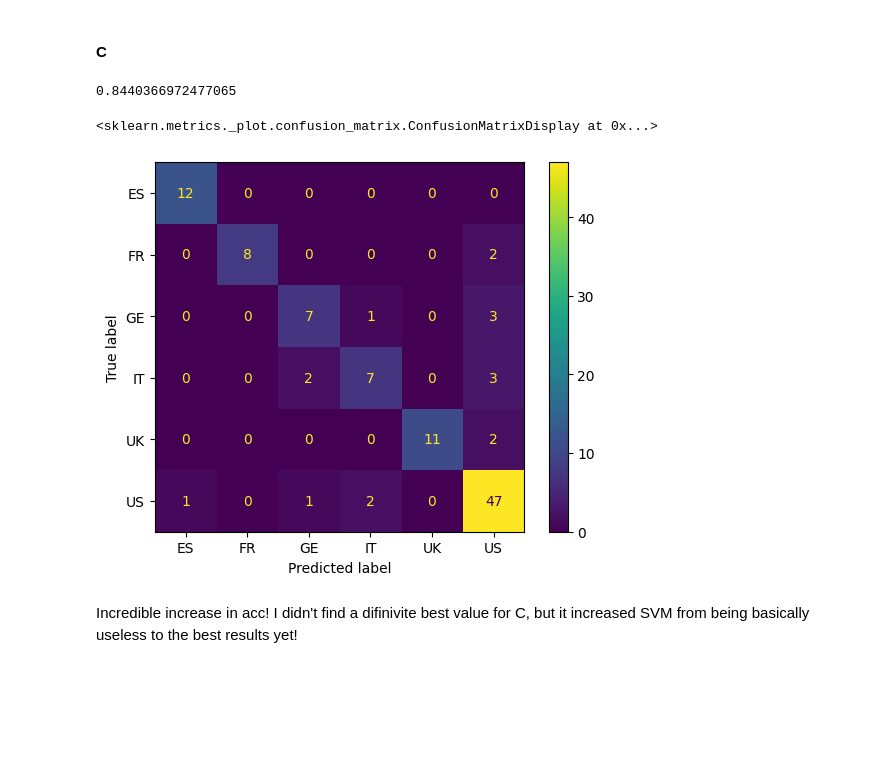
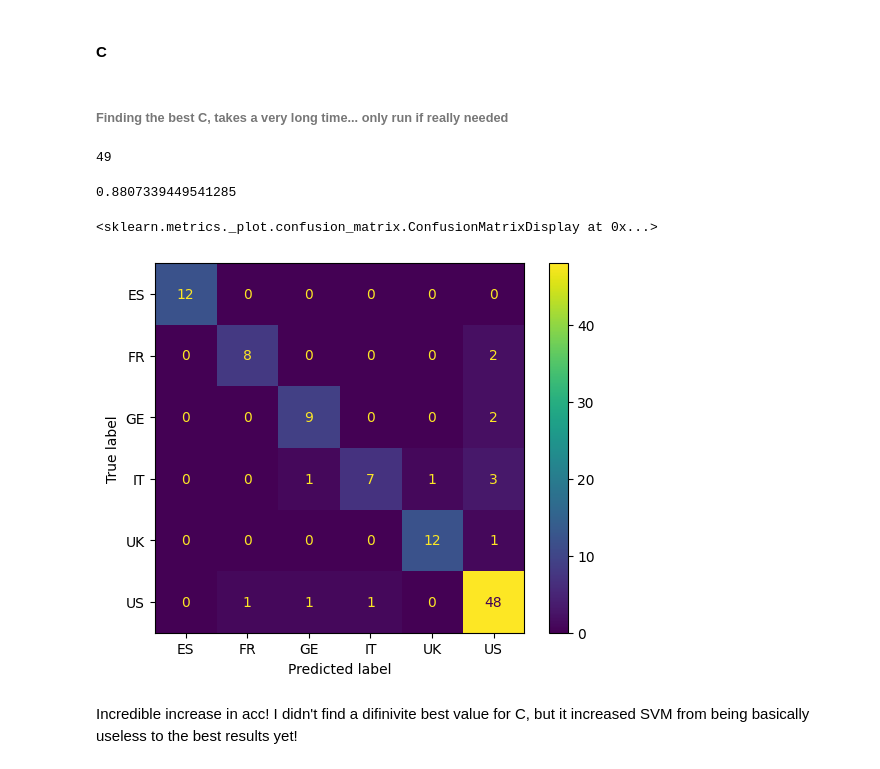
Before and after one commit to rob-carter/using-machine-learning-to-predict-accents-final, a Jupyter notebook: final.ipynb, the cells around one changed output. Cells and saved outputs as stored; diff of their text form; code cells hidden in the pictures; blank space fills up the shorter version.

```diff
--- a/final.ipynb
+++ b/final.ipynb
@@ -138,20 +152,40 @@ print(metrics.accuracy_score(y_test, y_pred))
 0.5229357798165137
 # %% [markdown]
 #### C
+# %% [markdown]
+###### Finding the best C, takes a very long time... only run if really needed
 # %%
-svc = SVC(C=15.0)
+a = 0.0
+b = 0.0
+for i in range(1,10000):
+  svc = SVC(C=i)
 
-svc.fit(X_train, y_train)
+  svc.fit(X_train, y_train)
 
-y_pred = svc.predict(X_test)
+  y_pred = svc.predict(X_test)
 
-print(metrics.accuracy_score(y_test, y_pred))
+  acc = metrics.accuracy_score(y_test, y_pred)
+  if acc > a:
+    a = acc
+    b = i
 
-ConfusionMatrixDisplay.from_predictions(y_pred=y_pred, y_true=y_test)
+print(b)
 # %% [output]
-0.8440366972477065
+49
-<sklearn.metrics._plot.confusion_matrix.ConfusionMatrixDisplay at 0x...>
-[figure, removed]
+# %%
+svc = SVC(C=49)
+
+svc.fit(X_train, y_train)
+
+y_pred = svc.predict(X_test)
+
+print(metrics.accuracy_score(y_test, y_pred))
+
+ConfusionMatrixDisplay.from_predictions(y_pred=y_pred, y_true=y_test)
+# %% [output]
+0.8807339449541285
+<sklearn.metrics._plot.confusion_matrix.ConfusionMatrixDisplay at 0x...>
+[figure, added]
 # %% [markdown]
 Incredible increase in acc! I didn't find a difinivite best value for C, but it increased SVM from being basically useless to the best results yet!
 # %% [markdown]
```
Also changed, not shown: parts of 16 cells of this notebook.
